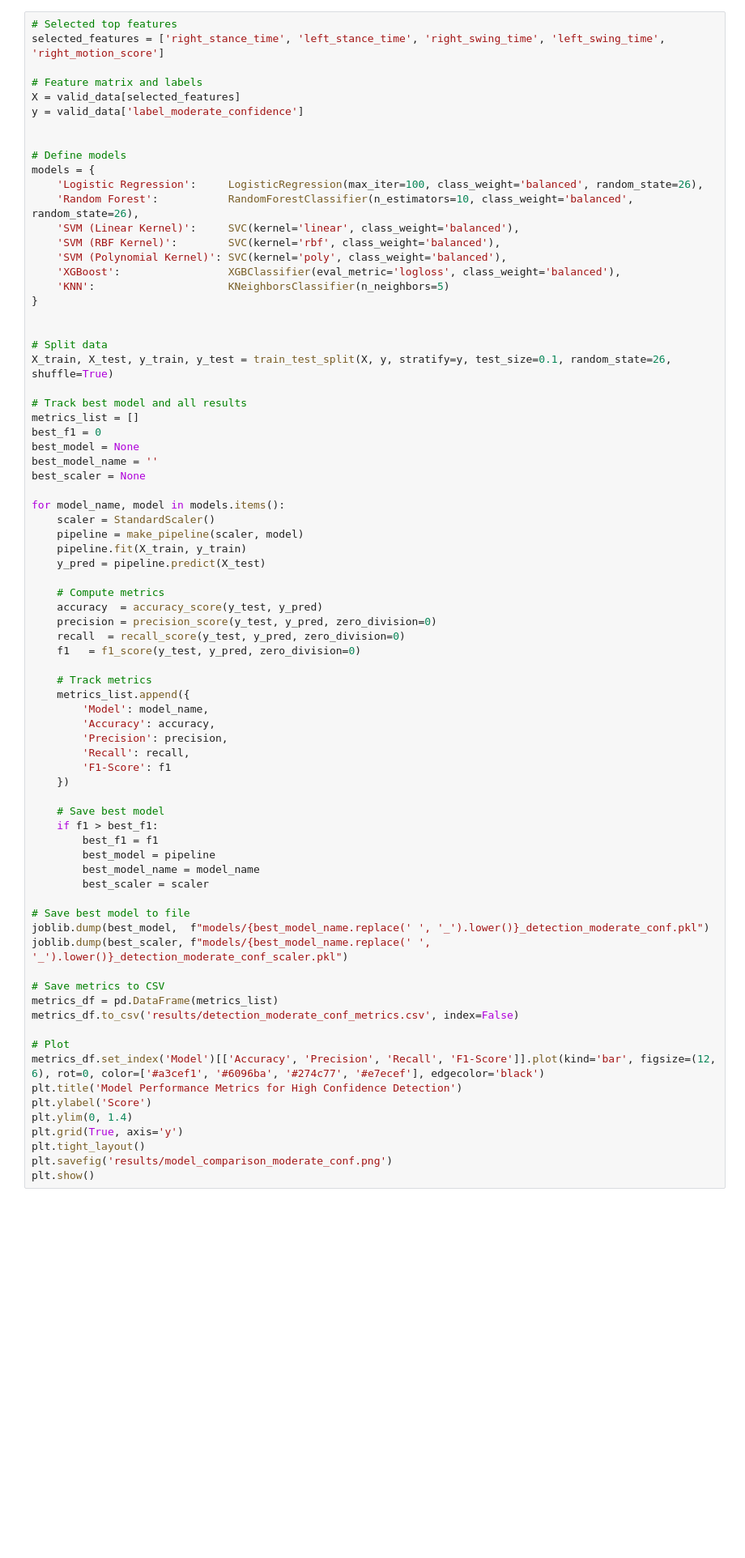
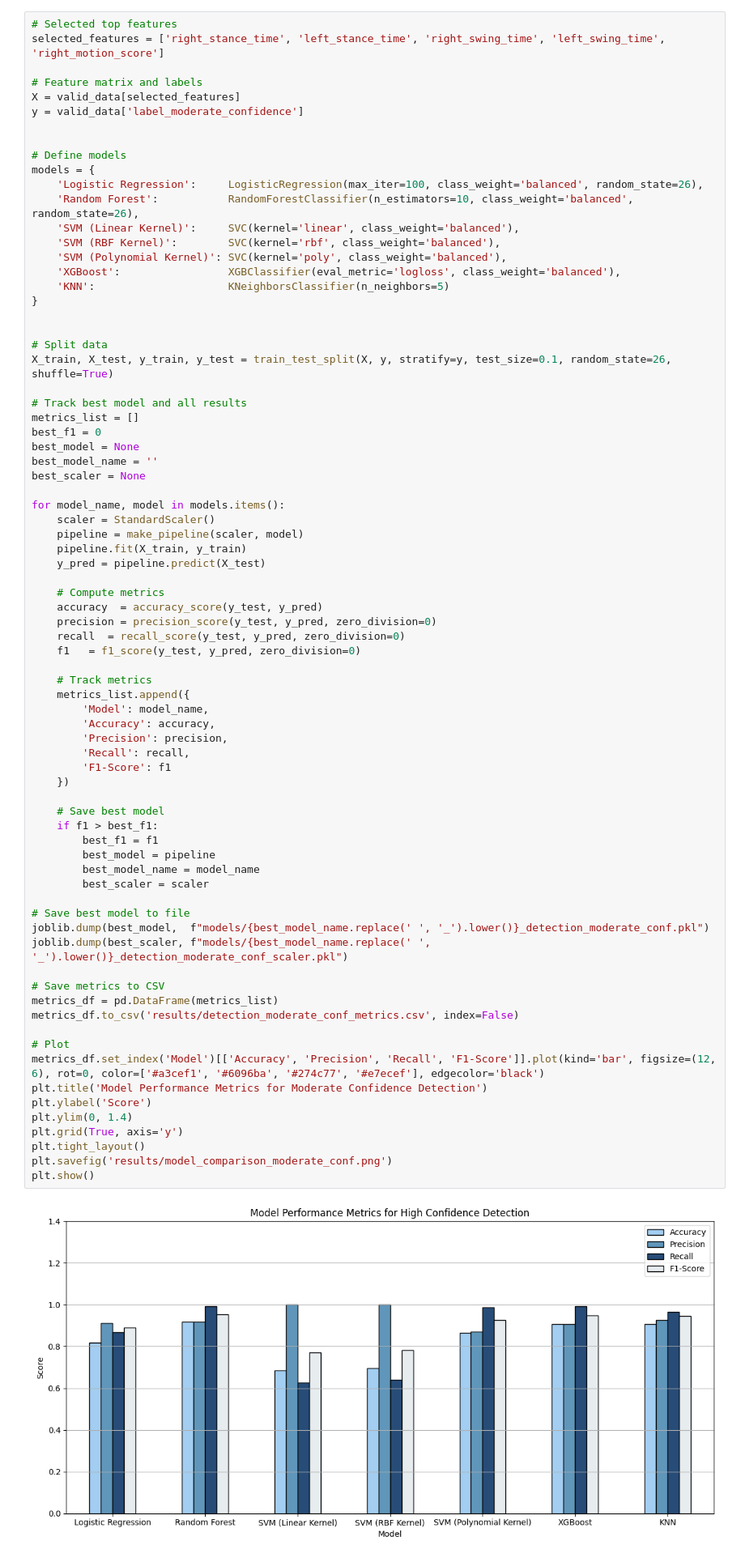
Before and after one commit to StamatisOrfanos/GaitRehab, a Jupyter notebook: gait_detection.ipynb, the cells around one changed output. Shown at 81% size. Cells and saved outputs as stored; diff of their text form; blank space fills up the shorter version.

Commit message:
Finish with the detection notebook, demos nexts

```diff
--- a/gait_detection.ipynb
+++ b/gait_detection.ipynb
@@ -500,34 +601,36 @@ for model_name, model in models.items():
         'Model': model_name,
         'Accuracy': accuracy,
         'Precision': precision,
         'Recall': recall,
         'F1-Score': f1
     })
 
     # Save best model
     if f1 > best_f1:
         best_f1 = f1
         best_model = pipeline
         best_model_name = model_name
         best_scaler = scaler
 
 # Save best model to file
 joblib.dump(best_model,  f"models/{best_model_name.replace(' ', '_').lower()}_detection_moderate_conf.pkl")
 joblib.dump(best_scaler, f"models/{best_model_name.replace(' ', '_').lower()}_detection_moderate_conf_scaler.pkl")
 
 # Save metrics to CSV
 metrics_df = pd.DataFrame(metrics_list)
 metrics_df.to_csv('results/detection_moderate_conf_metrics.csv', index=False)
 
 # Plot
 metrics_df.set_index('Model')[['Accuracy', 'Precision', 'Recall', 'F1-Score']].plot(kind='bar', figsize=(12, 6), rot=0, color=['#a3cef1', '#6096ba', '#274c77', '#e7ecef'], edgecolor='black')
-plt.title('Model Performance Metrics for High Confidence Detection')
+plt.title('Model Performance Metrics for Moderate Confidence Detection')
 plt.ylabel('Score')
 plt.ylim(0, 1.4)
 plt.grid(True, axis='y')
 plt.tight_layout()
 plt.savefig('results/model_comparison_moderate_conf.png')
 plt.show()
+# %% [output]
+[figure, added]
 # %% [markdown]
 ### Low Confidence Label
 
```
Also changed, not shown: parts of 15 cells of this notebook, 16 other files.
